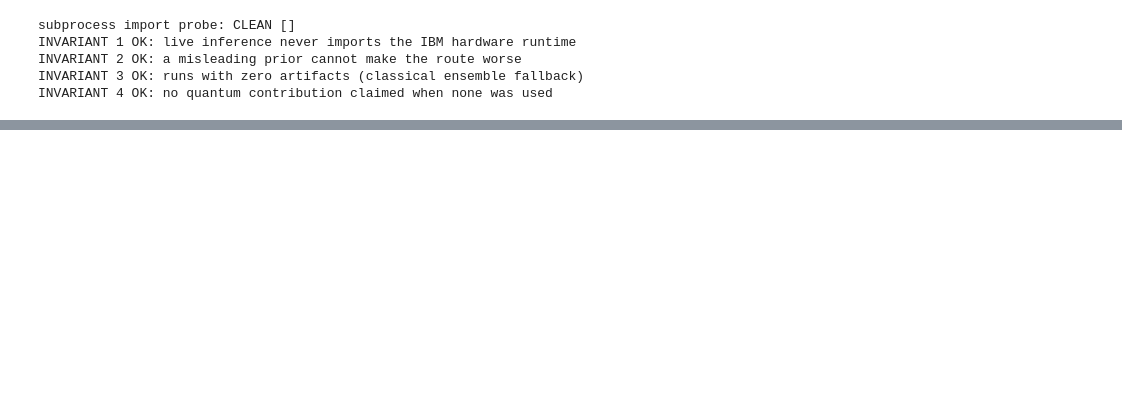
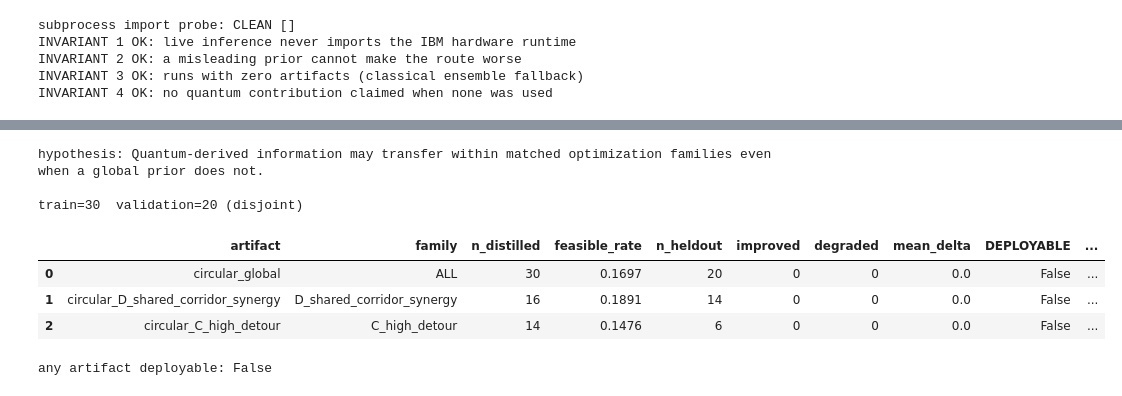
Before and after one commit to Niranjan1Praveen/VahaanBandhu, a Jupyter notebook: Research/route_optimization_classical_quantum.ipynb, the cells around one changed output, grey strips where cells are left out. Saved outputs shown, nothing was run; the diff lists cells and outputs as text; code cells hidden in the pictures; blank space fills up the shorter version.

```diff
--- a/Research/route_optimization_classical_quantum.ipynb
+++ b/Research/route_optimization_classical_quantum.ipynb
@@ -1588,0 +1657,15 @@ other change.
+# %%
+import json, numpy as np, pandas as pd
+from vb import config as C
+
+man_path = C.RES/"manifests"/"vbqer_circular_v1.json"
+if man_path.exists():
+    cman = json.load(open(man_path))
+    print(f"sizes {cman['sizes']}  depths {cman['depths']}  "
+          f"{cman['n_rows']} rows over {cman['n_problems']} problems")
+    an = cman["analysis"]
+    display(pd.DataFrame(an["by_config"]))
+else:
+    cman = None
+    print("Study artifacts not present. Regenerate with:")
+    print("  python -m routing.evaluation.circular_study --sizes 4,6,8,10,12 --depths 1,2,3,4,6,8")
@@ -1588,0 +1733,35 @@ other change.
+# %%
+apath = C.RES/"manifests"/"vbqer_circular_artifacts_v1.json"
+if apath.exists():
+    aman = json.load(open(apath))
+    print("hypothesis:", aman["hypothesis"])
+    print(f"\ntrain={aman['n_train']}  validation={aman['n_validation']} (disjoint)")
+    rows = []
+    for a in aman["artifacts"]:
+        v = a["validation"]
+        rows.append({
+            "artifact": a["artifact_id"].replace("_vbqer_circular_artifacts_v1",""),
+            "family": a["family"],
+            "n_distilled": a["n_distilled"],
+            "feasible_rate": round(a["mean_feasible_rate"] or 0, 4),
+            "n_heldout": v.get("n_applicable_heldout"),
+            "improved": v.get("n_improved"),
+            "degraded": v.get("n_degraded"),
+            "mean_delta": v.get("mean_delta"),
+            "DEPLOYABLE": a["deployable"],
+            "control_gain_over_greedy": round(v.get("control_mean_gain_over_greedy", 0), 2),
+        })
+    display(pd.DataFrame(rows))
+    print(f"\nany artifact deployable: {aman['any_deployable']}")
+else:
+    aman = None
+    print("Run:  python -m routing.ensemble.circular_distill")
+# %% [output]
+hypothesis: Quantum-derived information may transfer within matched optimization families even when a global prior does not.
+
+train=30  validation=20 (disjoint)
+|  | artifact | family | n_distilled | feasible_rate | n_heldout | improved | degraded | mean_delta | DEPLOYABLE | ... |
+| 0 | circular_global | ALL | 30 | 0.1697 | 20 | 0 | 0 | 0.0 | False | ... |
+| 1 | circular_D_shared_corridor_synergy | D_shared_corridor_synergy | 16 | 0.1891 | 14 | 0 | 0 | 0.0 | False | ... |
+| 2 | circular_C_high_detour | C_high_detour | 14 | 0.1476 | 6 | 0 | 0 | 0.0 | False | ... |
+any artifact deployable: False
```
Also changed, not shown: parts of 22 cells of this notebook, 10 other files.
